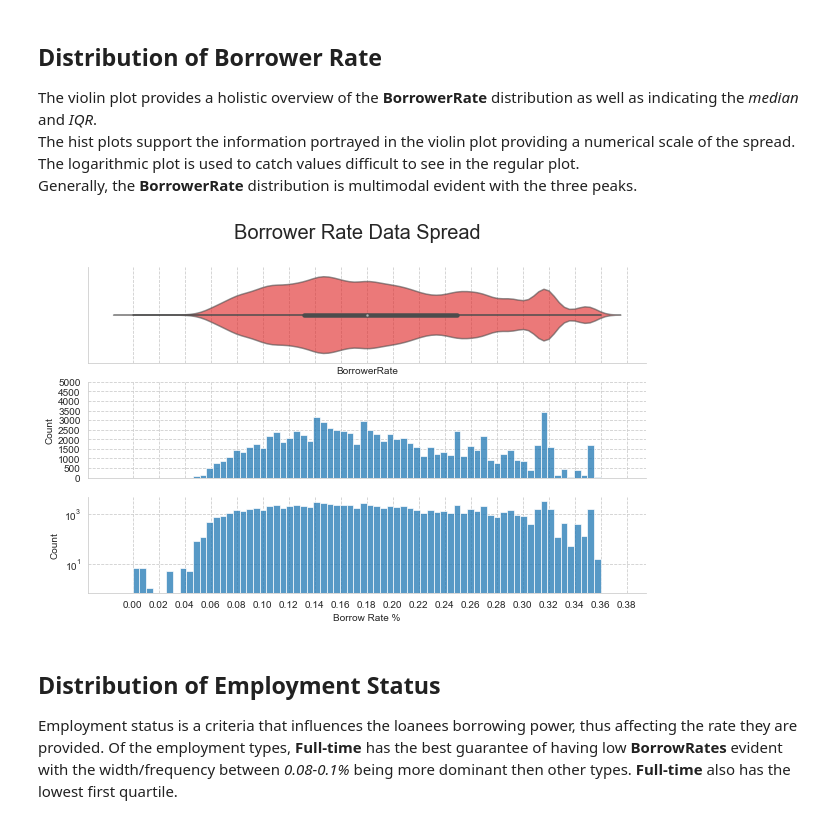
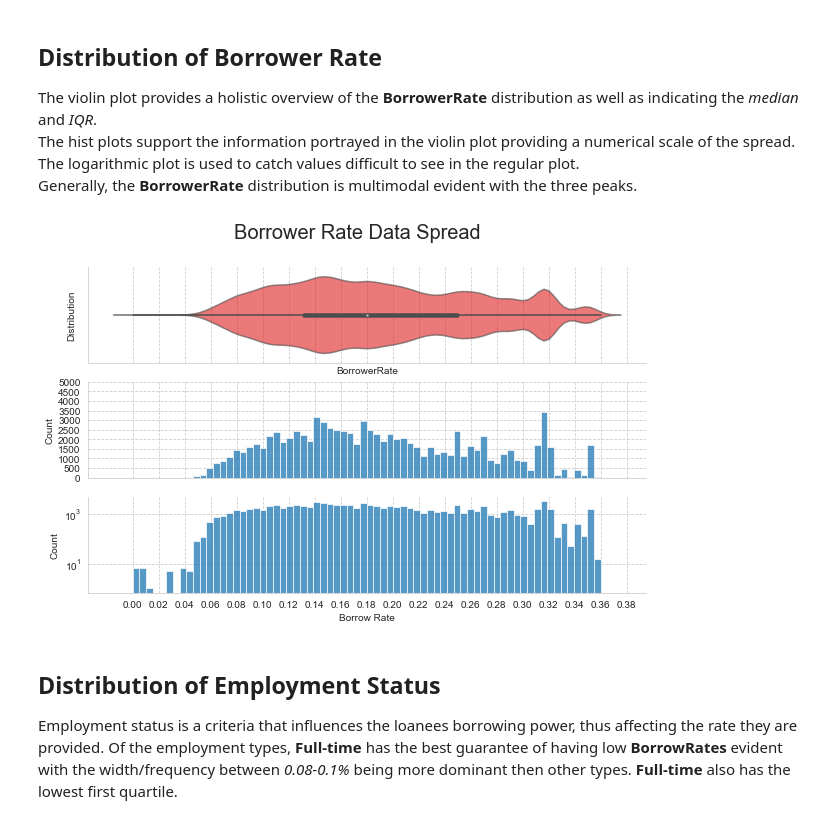
Before and after one commit to JCalaunan/PRJ_Python-Data-Visual, a Jupyter notebook: Loans Part 2.ipynb, the cells around one changed output. Cells and saved outputs as stored; diff of their text form; code cells hidden in the pictures.

```diff
--- a/Loans Part 2.ipynb
+++ b/Loans Part 2.ipynb
@@ -221,34 +242,35 @@ Generally, the **BorrowerRate** distribution is multimodal evident with the thre
 # %%
 # initialize
 sb.set_style("whitegrid", {'grid.linestyle': '--'})
 fig, axes = plt.subplots(3,1, figsize=(10, 6), sharex=True)
 sb.despine(fig)
 
 # set ticks
 minTickBorrow = np.arange(0, loans_df.BorrowerRate.max()+0.04, 0.02)
 
 # graph 1
 g0 = sb.violinplot(x=loans_df.BorrowerRate, color='Red', ax=axes[0]) # graph 1
 plt.setp(g0.collections, alpha=.6)
-g0.set(xticks=minTickBorrow)
+g0.set(xticks=minTickBorrow,
+       ylabel='Distribution')
 
 # graph 2 - distribution of borrow rates
 g1 = sb.histplot(loans_df, x='BorrowerRate', element='bars', multiple="stack",
   ax=axes[1]);
 g1.set(xticks = minTickBorrow,
   yticks=np.arange(0,5500,500))
 
 # graph 3
 axes[2].set(yscale="log") # scale y axis only
 g2 = sb.histplot(loans_df, x='BorrowerRate', element='bars', multiple="stack",
   #log_scale=True, # log scales both x & y
   ax=axes[2]);
-g2.set(xticks = minTickBorrow, xlabel='Borrow Rate %')
+g2.set(xticks = minTickBorrow, xlabel='Borrow Rate')
 
 fig.suptitle('Borrower Rate Data Spread', fontsize=20);
 plt.show();
 # %% [output]
-[figure, old version]
+[figure, new version]
 # %% [markdown]
 ## Distribution of Employment Status
 Employment status is a criteria that influences the loanees borrowing power, thus affecting the rate they are provided. Of the employment types, **Full-time** has the best guarantee of having low **BorrowRates** evident with the width/frequency between *0.08-0.1%* being more dominant then other types. **Full-time** also has the lowest first quartile.
```
Also changed, not shown: parts of 8 cells of this notebook, 2 other files.
